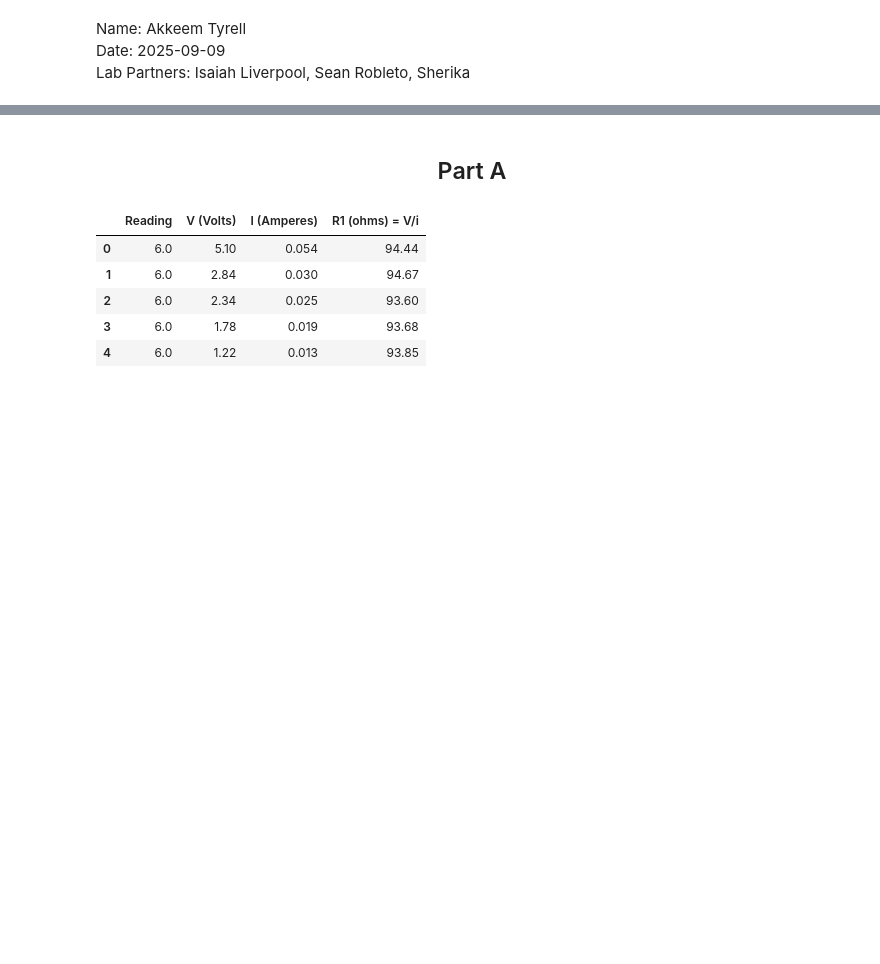
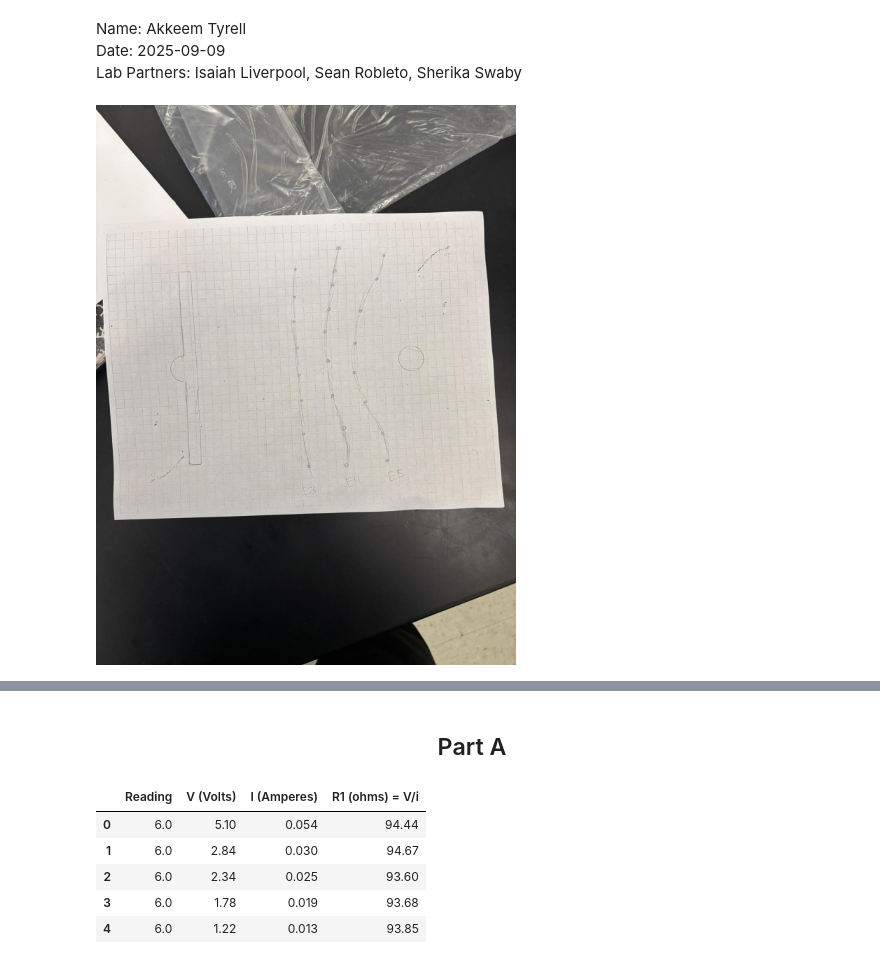
Before and after one commit to adonisja/PHY213, a Jupyter notebook: lab01-ohms_law.ipynb, the cells around one changed output, grey strips where cells are left out. Cells and saved outputs as stored; diff of their text form; code cells hidden in the pictures; blank space fills up the shorter version.

```diff
--- a/lab01-ohms_law.ipynb
+++ b/lab01-ohms_law.ipynb
@@ -1,7 +1,7 @@
 # %% [markdown]
 Name: Akkeem Tyrell<br>
 Date: 2025-09-09<br>
-Lab Partners: Isaiah Liverpool, Sean Robleto, Sherika
+Lab Partners: Isaiah Liverpool, Sean Robleto, Sherika Swaby
 # %%
 import pandas as pd
 import numpy as np
@@ -13,0 +15,4 @@ lab2_B = pd.read_csv('./data/lab02/phy213_lab02_partB.csv')
+# %%
+display(Image(filename='./data/lab01/PHOTO-2025-09-16-00-11-26.jpg'))
+# %% [output]
+[figure, added]
```
Also changed, not shown: parts of 3 cells of this notebook, 6 other files.
